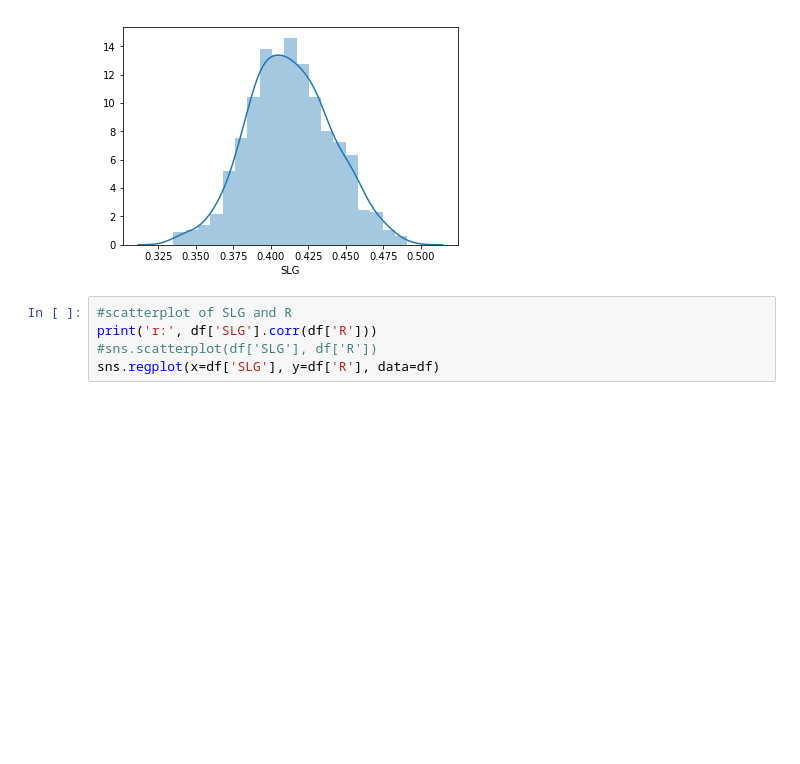
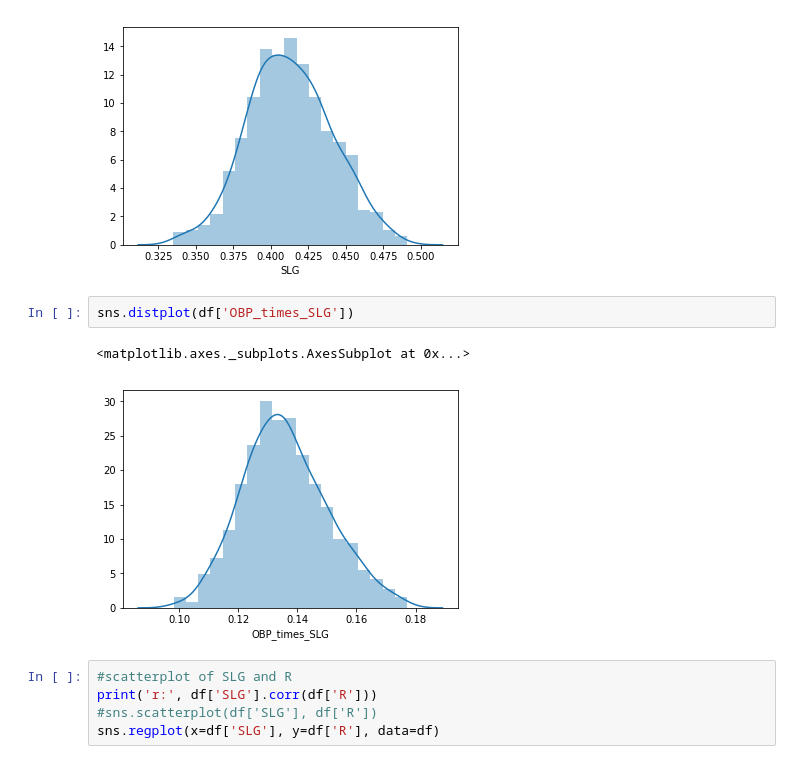
Before and after one commit to AustinKrause/mlb-runs-predictor, a Jupyter notebook: EDA_1.ipynb, the cells around one changed output. Cells and saved outputs as stored; diff of their text form; blank space fills up the shorter version.

```diff
--- a/EDA_1.ipynb
+++ b/EDA_1.ipynb
@@ -98,6 +102,11 @@ sns.distplot(df['SLG'])
 # %% [output]
 <matplotlib.axes._subplots.AxesSubplot at 0x...>
 [figure]
+# %%
+sns.distplot(df['OBP_times_SLG'])
+# %% [output]
+<matplotlib.axes._subplots.AxesSubplot at 0x...>
+[figure, added]
 # %%
 #scatterplot of SLG and R
 print('r:', df['SLG'].corr(df['R']))
```
Also changed, not shown: parts of 13 cells of this notebook.
